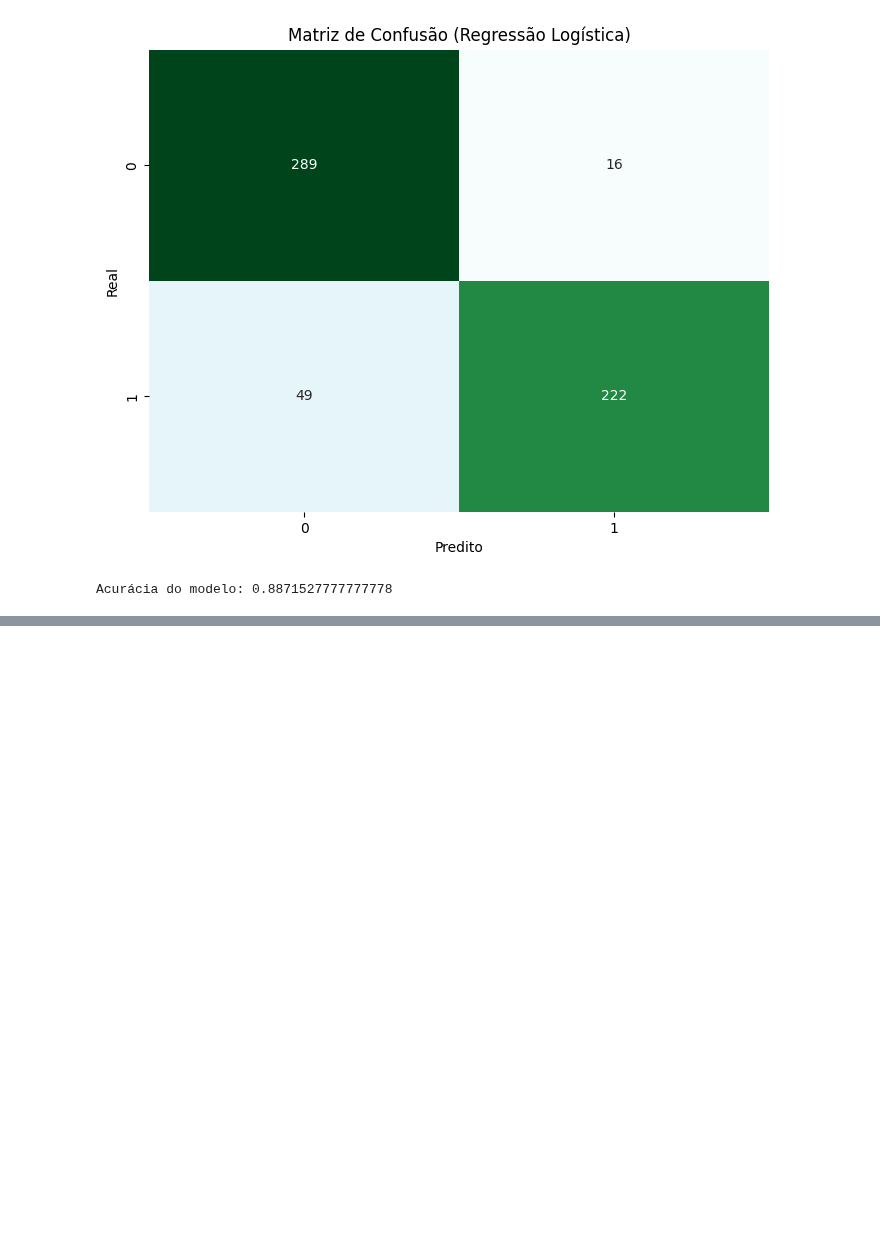
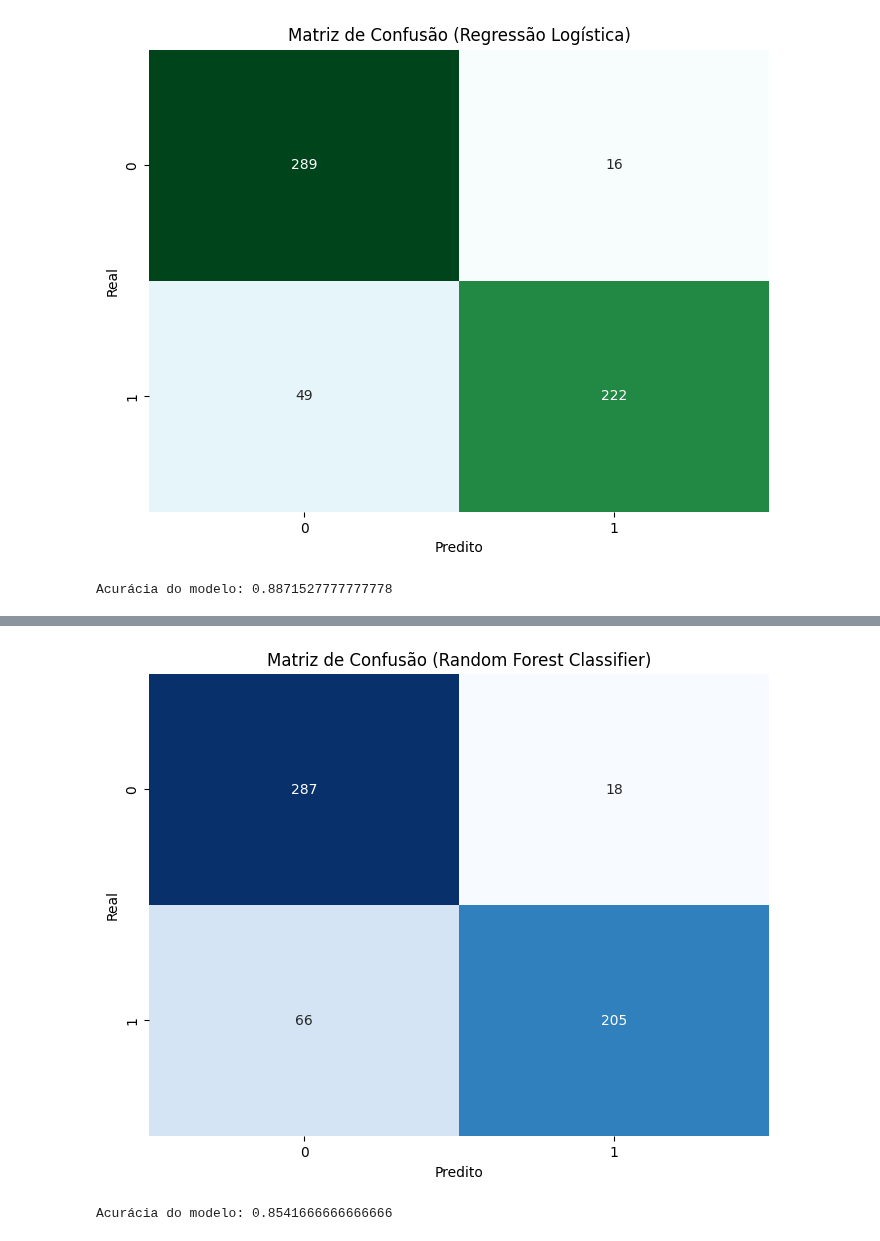
Before and after one commit to helioacastro/Aprendizagem-de-Maquina, a Jupyter notebook: notebooks/AM_T1_HELIO_ARAUJO_E_CASTRO.ipynb, the cells around one changed output, grey strips where cells are left out. Cells and saved outputs as stored; diff of their text form; code cells hidden in the pictures; blank space fills up the shorter version.

```diff
--- a/notebooks/AM_T1_HELIO_ARAUJO_E_CASTRO.ipynb
+++ b/notebooks/AM_T1_HELIO_ARAUJO_E_CASTRO.ipynb
@@ -144,0 +152,26 @@ print(f'Acurácia do modelo: {accuracy}')
+# %%
+# Aplicando a Random Forest Classifier
+modelRF = RandomForestClassifier(n_estimators=2, random_state=0)
+modelRF.fit(X_train, y_train)
+
+# Fazer a predição da Random Forest Classifier
+y_predict_RF = modelRF.predict(X_test)
+
+# Gerar a matriz de confusão
+conf_matrix = confusion_matrix(y_test, y_predict_RF)
+
+# Calcular a acurácia
+accuracy = accuracy_score(y_test, y_predict_RF)
+
+# Visualizar a Random Forest Classifier
+plt.figure(figsize=(8, 6))
+sns.heatmap(conf_matrix, annot=True, fmt="d", cmap="Blues", cbar=False)
+plt.xlabel('Predito')
+plt.ylabel('Real')
+plt.title('Matriz de Confusão (Random Forest Classifier)')
+plt.show()
+
+print(f'Acurácia do modelo: {accuracy}')
+# %% [output]
+[figure, added]
+Acurácia do modelo: 0.8541666666666666
```
Also changed, not shown: parts of 4 cells of this notebook.
